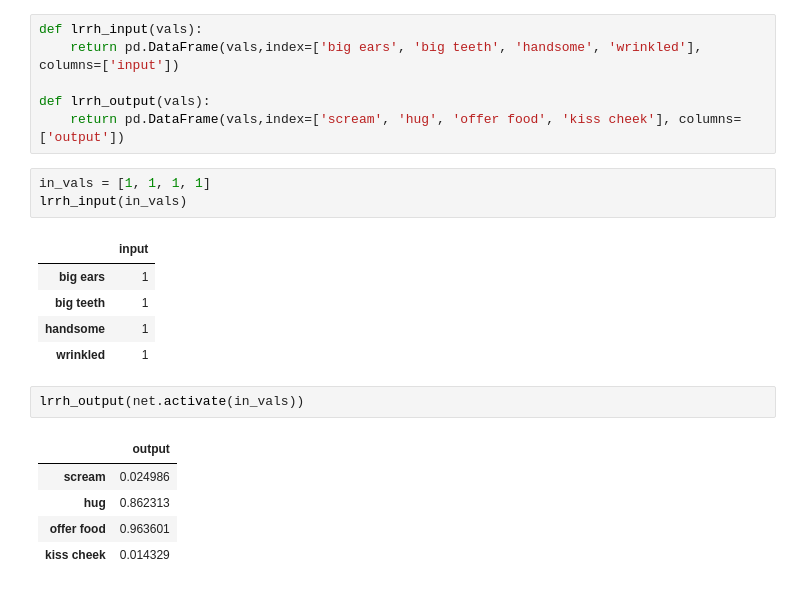
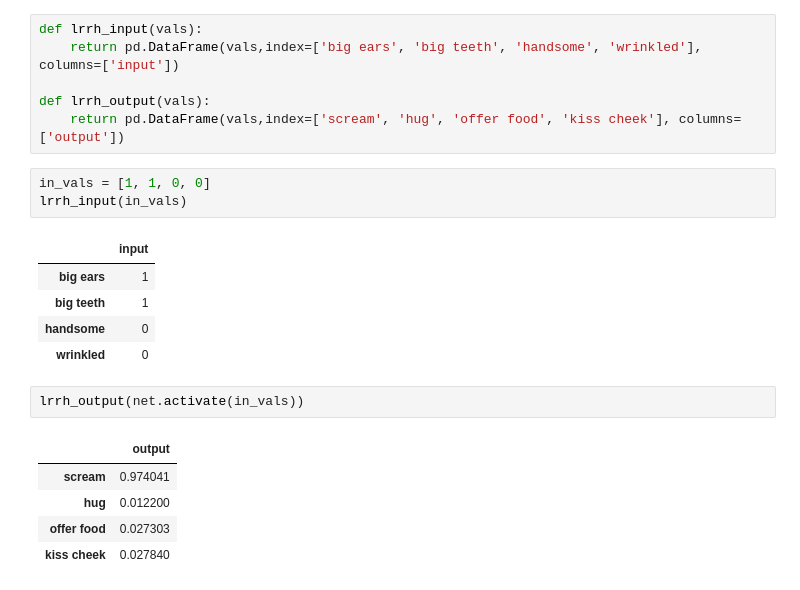
Before and after one commit to fagonzalezo/nn_nlp_tutorial, a Jupyter notebook: quickIntro2NN.ipynb, the cells around one changed output. Cells and saved outputs as stored; diff of their text form.

```diff
--- a/quickIntro2NN.ipynb
+++ b/quickIntro2NN.ipynb
@@ -247,19 +247,19 @@ def lrrh_input(vals):
 def lrrh_output(vals):
     return pd.DataFrame(vals,index=['scream', 'hug', 'offer food', 'kiss cheek'], columns=['output'])
 # %%
-in_vals = [1, 1, 1, 1]
+in_vals = [1, 1, 0, 0]
 lrrh_input(in_vals)
 # %% [output]
 |  | input |
 | big ears | 1 |
 | big teeth | 1 |
-| handsome | 1 |
-| wrinkled | 1 |
+| handsome | 0 |
+| wrinkled | 0 |
 # %%
 lrrh_output(net.activate(in_vals))
 # %% [output]
 |  | output |
-| scream | 0.024986 |
-| hug | 0.862313 |
-| offer food | 0.963601 |
-| kiss cheek | 0.014329 |
+| scream | 0.974041 |
+| hug | 0.012200 |
+| offer food | 0.027303 |
+| kiss cheek | 0.027840 |
```
Also changed, not shown: parts of 5 cells of this notebook.
